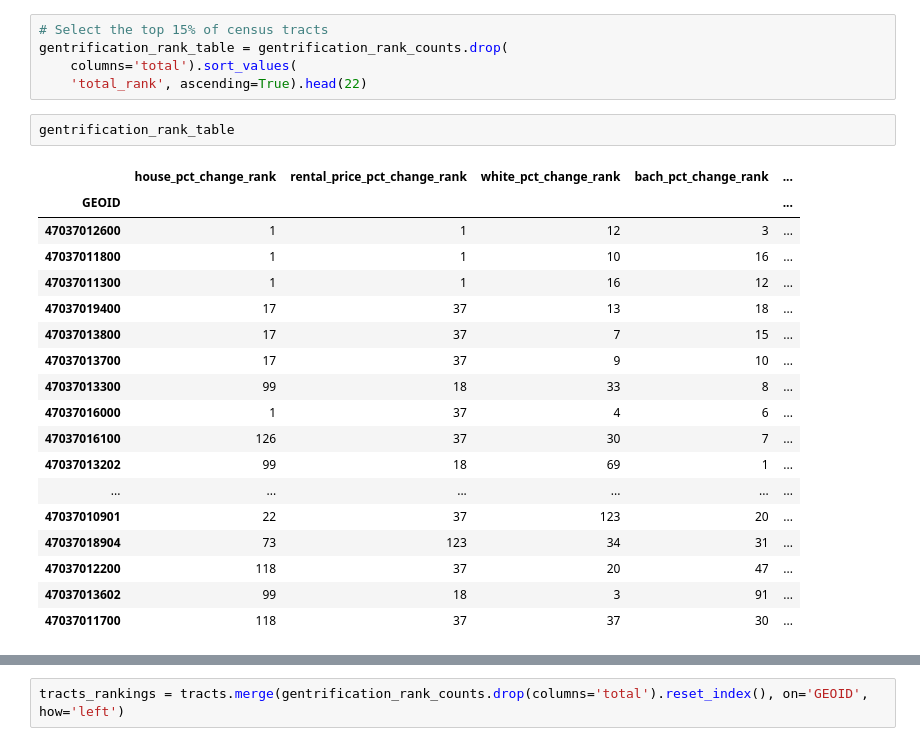
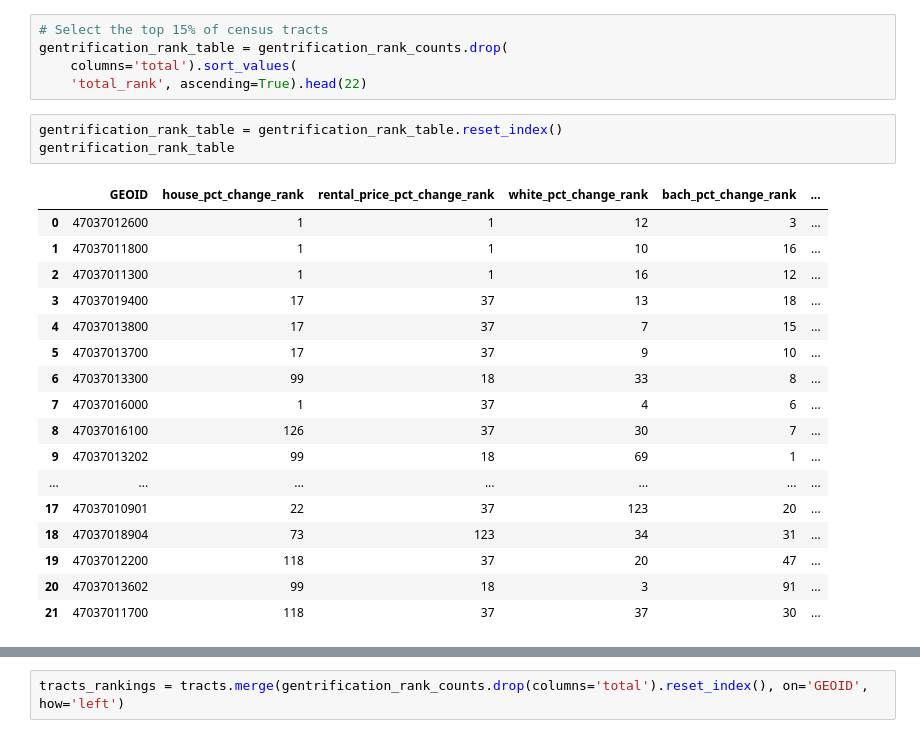
Before and after one commit to matttparker/airbnb-sentiments, a Jupyter notebook: notebooks/mp03_gentrification_identification.ipynb, the cells around one changed output, grey strips where cells are left out. Saved outputs shown, nothing was run; the diff lists cells and outputs as text.

```diff
--- a/notebooks/mp03_gentrification_identification.ipynb
+++ b/notebooks/mp03_gentrification_identification.ipynb
@@ -247,26 +247,26 @@ gentrification_rank_counts
 gentrification_rank_table = gentrification_rank_counts.drop(
     columns='total').sort_values(
     'total_rank', ascending=True).head(22)
-# %%
-gentrification_rank_table
-# %% [output]
-|  | house_pct_change_rank | rental_price_pct_change_rank | white_pct_change_rank | bach_pct_change_rank | ... |
-| GEOID |  |  |  |  | ... |
-| 47037012600 | 1 | 1 | 12 | 3 | ... |
-| 47037011800 | 1 | 1 | 10 | 16 | ... |
-| 47037011300 | 1 | 1 | 16 | 12 | ... |
-| 47037019400 | 17 | 37 | 13 | 18 | ... |
-| 47037013800 | 17 | 37 | 7 | 15 | ... |
-| 47037013700 | 17 | 37 | 9 | 10 | ... |
-| 47037013300 | 99 | 18 | 33 | 8 | ... |
-| 47037016000 | 1 | 37 | 4 | 6 | ... |
-| 47037016100 | 126 | 37 | 30 | 7 | ... |
-| 47037013202 | 99 | 18 | 69 | 1 | ... |
-| ... | ... | ... | ... | ... | ... |
-| 47037010901 | 22 | 37 | 123 | 20 | ... |
-| 47037018904 | 73 | 123 | 34 | 31 | ... |
-| 47037012200 | 118 | 37 | 20 | 47 | ... |
-| 47037013602 | 99 | 18 | 3 | 91 | ... |
-| 47037011700 | 118 | 37 | 37 | 30 | ... |
+# %%
+gentrification_rank_table = gentrification_rank_table.reset_index()
+gentrification_rank_table
+# %% [output]
+|  | GEOID | house_pct_change_rank | rental_price_pct_change_rank | white_pct_change_rank | bach_pct_change_rank | ... |
+| 0 | 47037012600 | 1 | 1 | 12 | 3 | ... |
+| 1 | 47037011800 | 1 | 1 | 10 | 16 | ... |
+| 2 | 47037011300 | 1 | 1 | 16 | 12 | ... |
+| 3 | 47037019400 | 17 | 37 | 13 | 18 | ... |
+| 4 | 47037013800 | 17 | 37 | 7 | 15 | ... |
+| 5 | 47037013700 | 17 | 37 | 9 | 10 | ... |
+| 6 | 47037013300 | 99 | 18 | 33 | 8 | ... |
+| 7 | 47037016000 | 1 | 37 | 4 | 6 | ... |
+| 8 | 47037016100 | 126 | 37 | 30 | 7 | ... |
+| 9 | 47037013202 | 99 | 18 | 69 | 1 | ... |
+| ... | ... | ... | ... | ... | ... | ... |
+| 17 | 47037010901 | 22 | 37 | 123 | 20 | ... |
+| 18 | 47037018904 | 73 | 123 | 34 | 31 | ... |
+| 19 | 47037012200 | 118 | 37 | 20 | 47 | ... |
+| 20 | 47037013602 | 99 | 18 | 3 | 91 | ... |
+| 21 | 47037011700 | 118 | 37 | 37 | 30 | ... |
 # %%
 colors = n_colors('rgb(200, 15, 15)', 'rgb(0, 90, 220)', 150, colortype='rgb')
```
Also changed, not shown: parts of 5 cells of this notebook.
